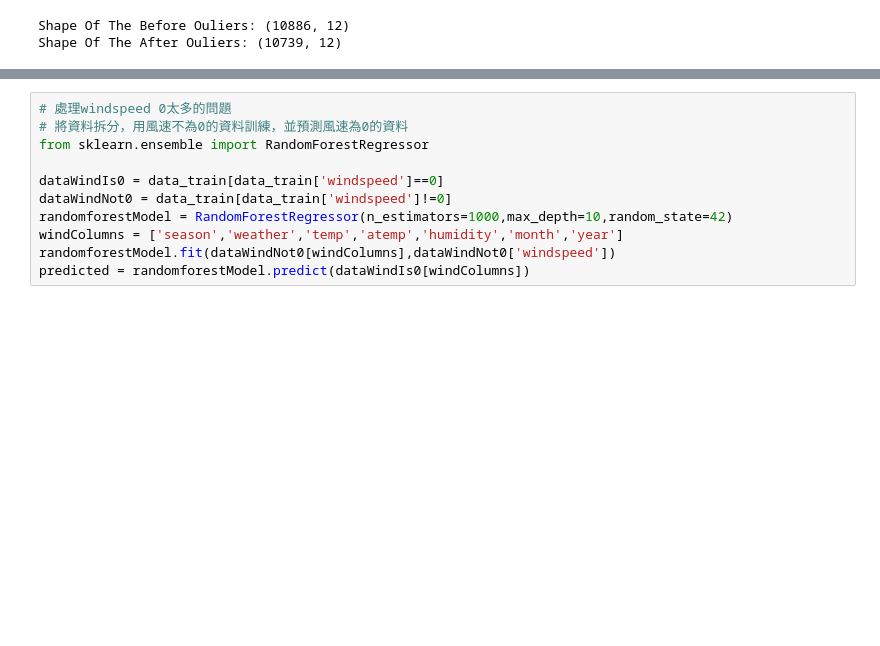
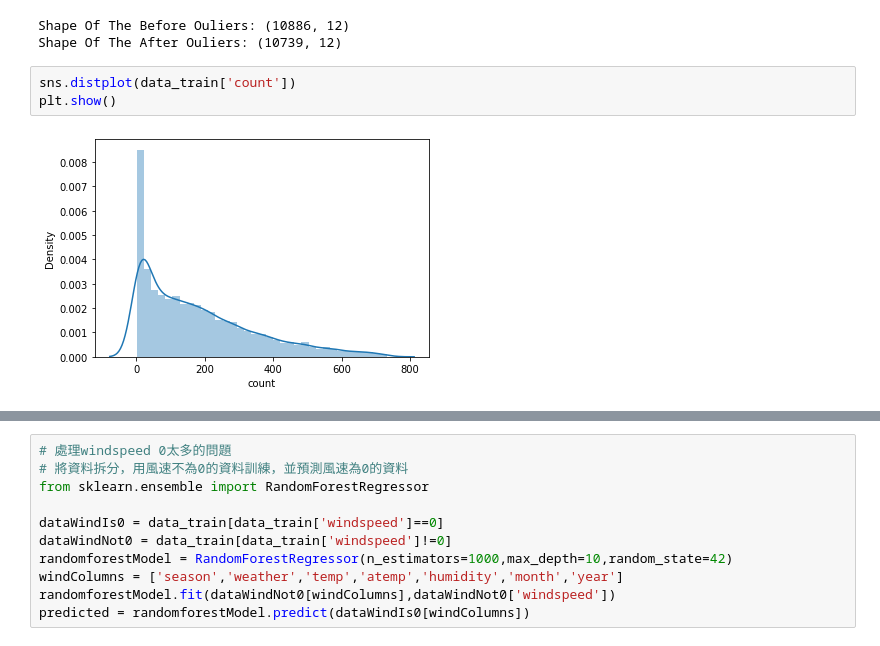
Before and after one commit to boxain/bike_sharing, a Jupyter notebook: Bike_Sharing.ipynb, the cells around one changed output, grey strips where cells are left out. Saved outputs shown, nothing was run; the diff lists cells and outputs as text; blank space fills up the shorter version.

```diff
--- a/Bike_Sharing.ipynb
+++ b/Bike_Sharing.ipynb
@@ -142,5 +142,10 @@ print('Shape Of The After Ouliers:',data_train.shape)
 # %% [output]
 Shape Of The Before Ouliers: (10886, 12)
 Shape Of The After Ouliers: (10739, 12)
+# %%
+sns.distplot(data_train['count'])
+plt.show()
+# %% [output]
+[figure, added]
 # %%
 # 這裡拆開datetime
```
Also changed, not shown: parts of 11 cells of this notebook.
